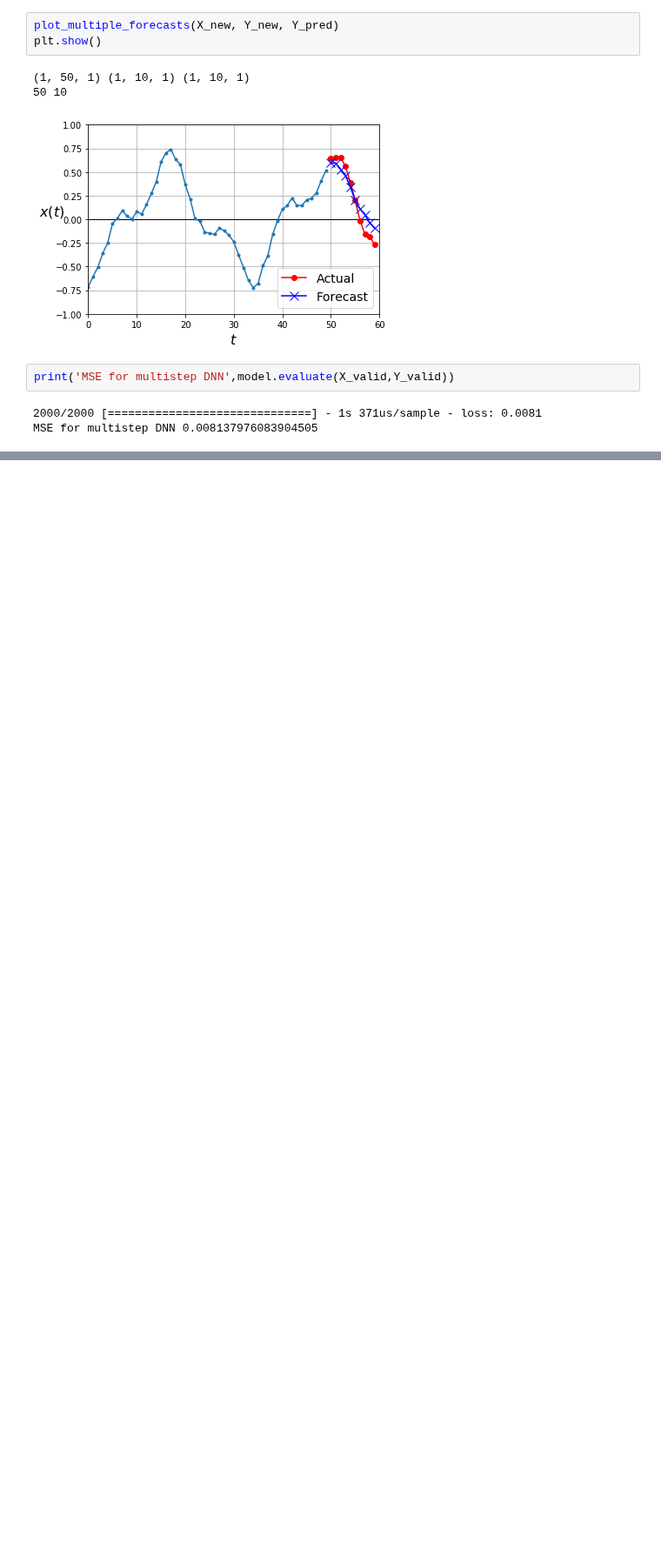
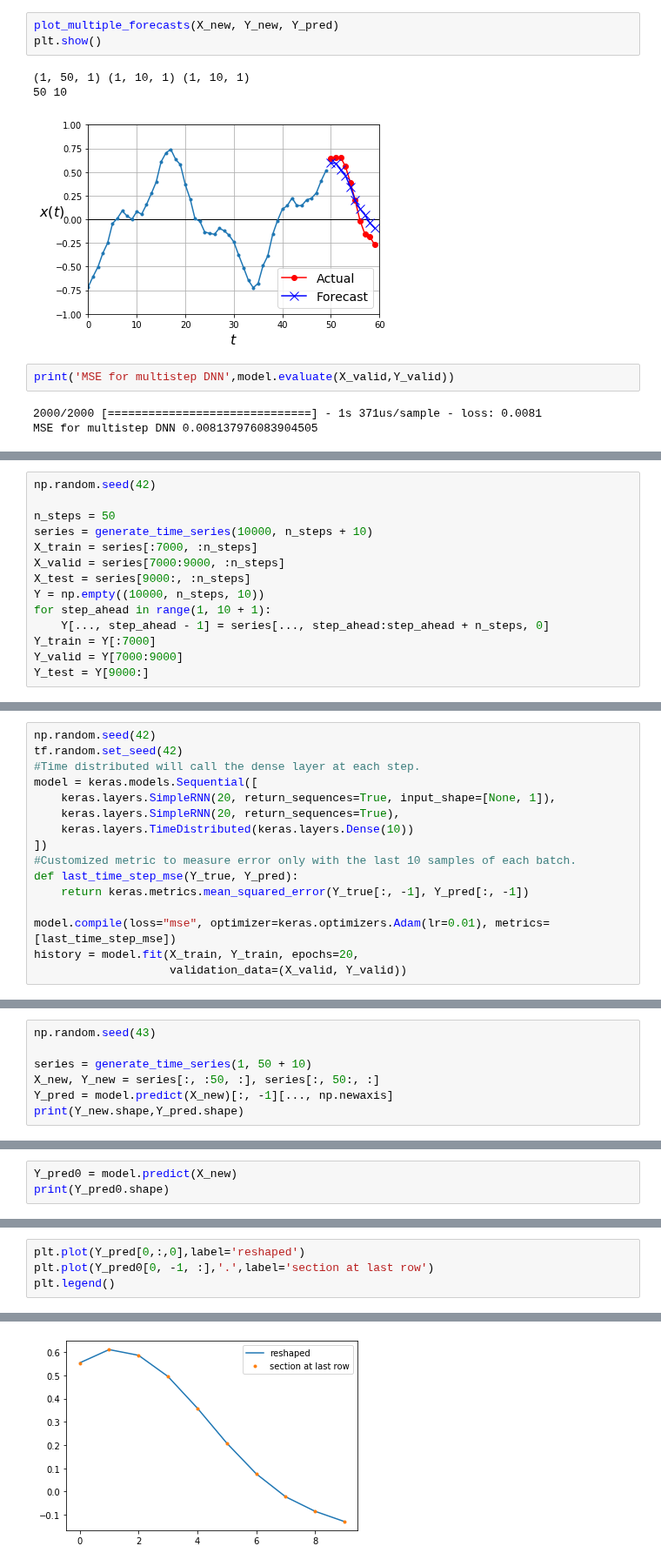
Before and after one commit to dtrad/geoml_course, a Jupyter notebook: Practice22_RNN.ipynb, the cells around one changed output, grey strips where cells are left out. Shown at 87% size. Drawn from its saved outputs; the diff is of its cells as text; blank space fills up the shorter version.

```diff
--- a/Practice22_RNN.ipynb
+++ b/Practice22_RNN.ipynb
@@ -510,0 +513,14 @@ Causal means that the model can see the past not the future (almost like humans)
+# %%
+np.random.seed(42)
+
+n_steps = 50
+series = generate_time_series(10000, n_steps + 10)
+X_train = series[:7000, :n_steps]
+X_valid = series[7000:9000, :n_steps]
+X_test = series[9000:, :n_steps]
+Y = np.empty((10000, n_steps, 10))
+for step_ahead in range(1, 10 + 1):
+    Y[..., step_ahead - 1] = series[..., step_ahead:step_ahead + n_steps, 0]
+Y_train = Y[:7000]
+Y_valid = Y[7000:9000]
+Y_test = Y[9000:]
@@ -510,0 +542,16 @@ Causal means that the model can see the past not the future (almost like humans)
+# %%
+np.random.seed(42)
+tf.random.set_seed(42)
+#Time distributed will call the dense layer at each step.
+model = keras.models.Sequential([
+    keras.layers.SimpleRNN(20, return_sequences=True, input_shape=[None, 1]),
+    keras.layers.SimpleRNN(20, return_sequences=True),
+    keras.layers.TimeDistributed(keras.layers.Dense(10))
+])
+#Customized metric to measure error only with the last 10 samples of each batch.
+def last_time_step_mse(Y_true, Y_pred):
+    return keras.metrics.mean_squared_error(Y_true[:, -1], Y_pred[:, -1])
+
+model.compile(loss="mse", optimizer=keras.optimizers.Adam(lr=0.01), metrics=[last_time_step_mse])
+history = model.fit(X_train, Y_train, epochs=20,
+                    validation_data=(X_valid, Y_valid))
@@ -510,0 +582,7 @@ Causal means that the model can see the past not the future (almost like humans)
+# %%
+np.random.seed(43)
+
+series = generate_time_series(1, 50 + 10)
+X_new, Y_new = series[:, :50, :], series[:, 50:, :]
+Y_pred = model.predict(X_new)[:, -1][..., np.newaxis]
+print(Y_new.shape,Y_pred.shape)
@@ -510,0 +591,3 @@ Causal means that the model can see the past not the future (almost like humans)
+# %%
+Y_pred0 = model.predict(X_new)
+print(Y_pred0.shape)
@@ -510,0 +596,5 @@ Causal means that the model can see the past not the future (almost like humans)
+# %%
+plt.plot(Y_pred[0,:,0],label='reshaped')
+plt.plot(Y_pred0[0, -1, :],'.',label='section at last row')
+plt.legend()
+# %% [output]
@@ -510,0 +602 @@ Causal means that the model can see the past not the future (almost like humans)
+[figure, added]
```
Also changed, not shown: parts of 14 cells of this notebook.
